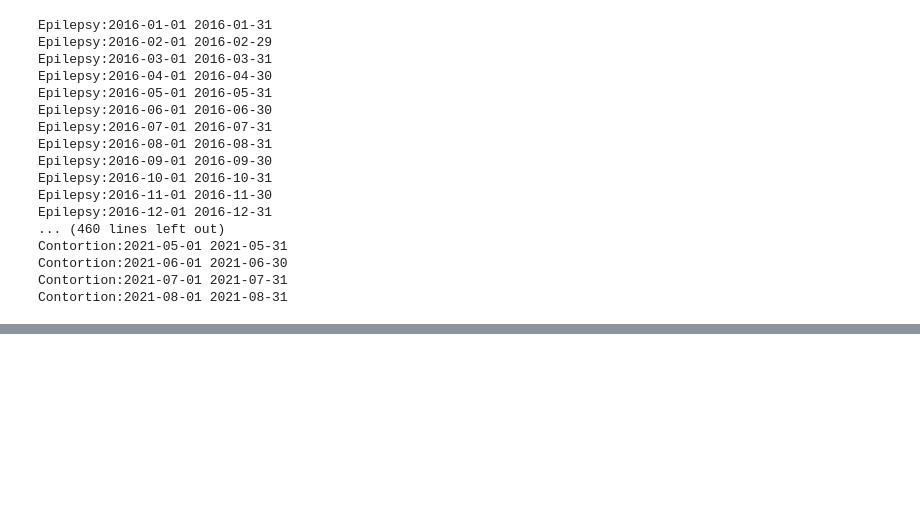
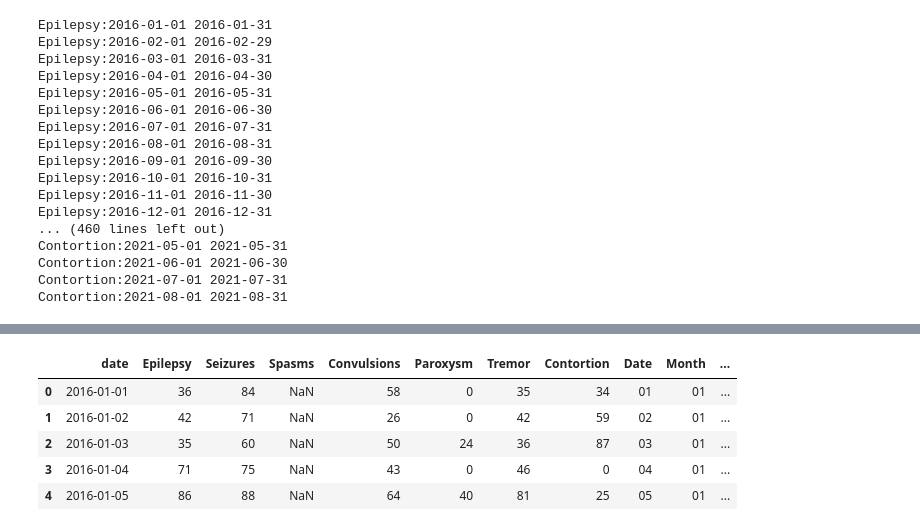
Before and after one commit to ThatRedRascal/PyLunar, a Jupyter notebook: Epilepsy Trend.ipynb, the cells around one changed output, grey strips where cells are left out. Saved outputs shown, nothing was run; the diff lists cells and outputs as text; code cells hidden in the pictures; blank space fills up the shorter version.

```diff
--- a/Epilepsy Trend.ipynb
+++ b/Epilepsy Trend.ipynb
@@ -183,0 +233,24 @@ AttributeError: 'DatetimeIndex' object has no attribute 'as_series'
+# %%
+def get_phase_on_day(year,month,day):
+  """Returns a floating-point number from 0-1. where 0=new, 0.5=full, 1=new"""
+  #Ephem stores its date numbers as floating points, which the following uses
+  #to conveniently extract the percent time between one new moon and the next
+  #This corresponds (somewhat roughly) to the phase of the moon.
+
+  #Use Year, Month, Day as arguments
+  date=ephem.Date(datetime.date(year,month,day))
+
+  nnm = ephem.next_new_moon    (date)
+  pnm = ephem.previous_new_moon(date)
+
+  lunation=(date-pnm)/(nnm-pnm)
+
+  #Note that there is a ephem.Moon().phase() command, but this returns the
+  #percentage of the moon which is illuminated. This is not really what we want.
+
+  return lunation
+# %%
+lunar=[]
+for i in range(0,len(df_test)):
+    lunar.append(round(get_phase_on_day(int(Year[i]),int(Month[i]),int(Date[i])),3))
+lunar
@@ -183,0 +275,11 @@ AttributeError: 'DatetimeIndex' object has no attribute 'as_series'
+# %%
+df_test['Lunar']=lunar
+# %%
+df_test.head()
+# %% [output]
+|  | date | Epilepsy | Seizures | Spasms | Convulsions | Paroxysm | Tremor | Contortion | Date | Month | ... |
+| 0 | 2016-01-01 | 36 | 84 | NaN | 58 | 0 | 35 | 34 | 01 | 01 | ... |
+| 1 | 2016-01-02 | 42 | 71 | NaN | 26 | 0 | 42 | 59 | 02 | 01 | ... |
+| 2 | 2016-01-03 | 35 | 60 | NaN | 50 | 24 | 36 | 87 | 03 | 01 | ... |
+| 3 | 2016-01-04 | 71 | 75 | NaN | 43 | 0 | 46 | 0 | 04 | 01 | ... |
+| 4 | 2016-01-05 | 86 | 88 | NaN | 64 | 40 | 81 | 25 | 05 | 01 | ... |
```
Also changed, not shown: parts of 15 cells of this notebook, 1 other file.
